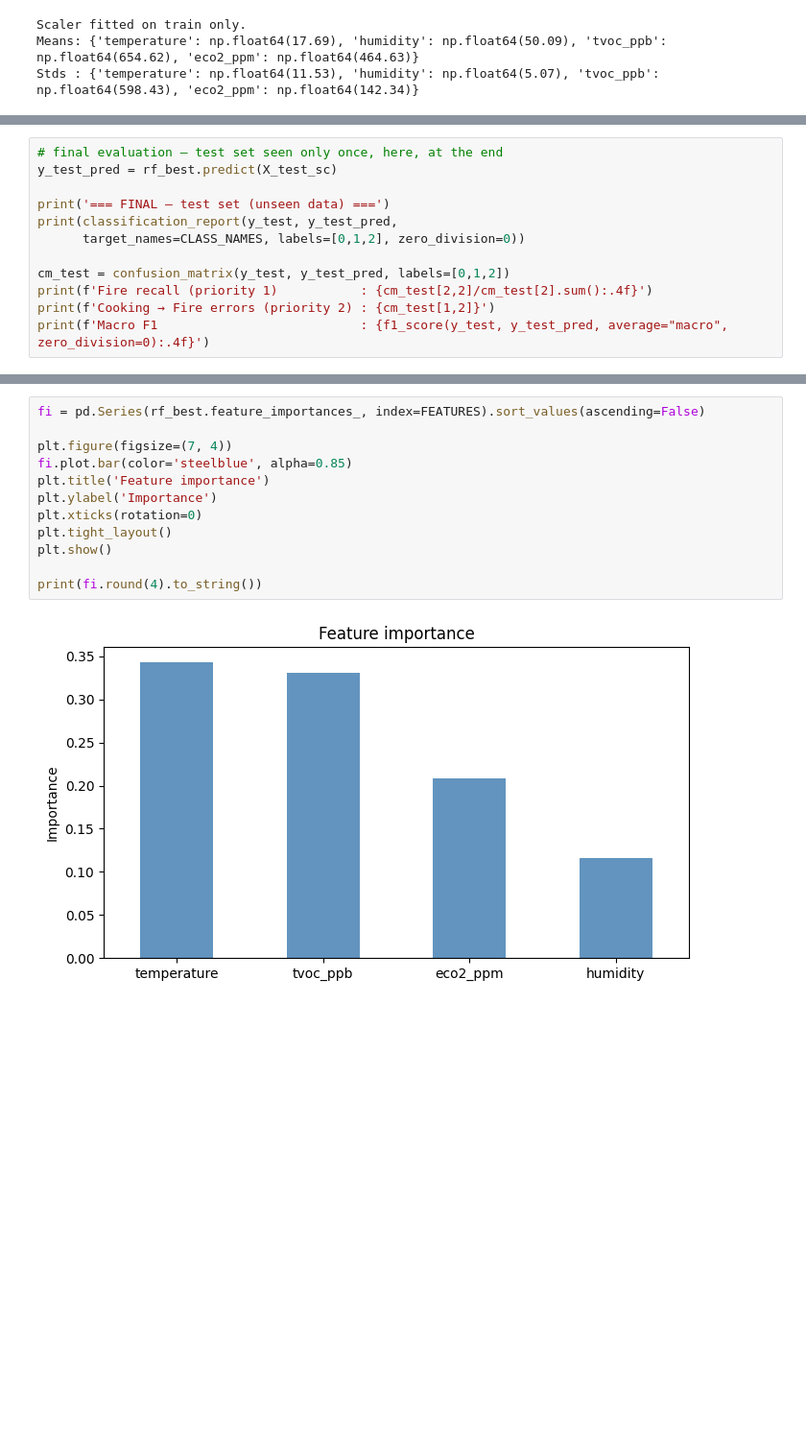
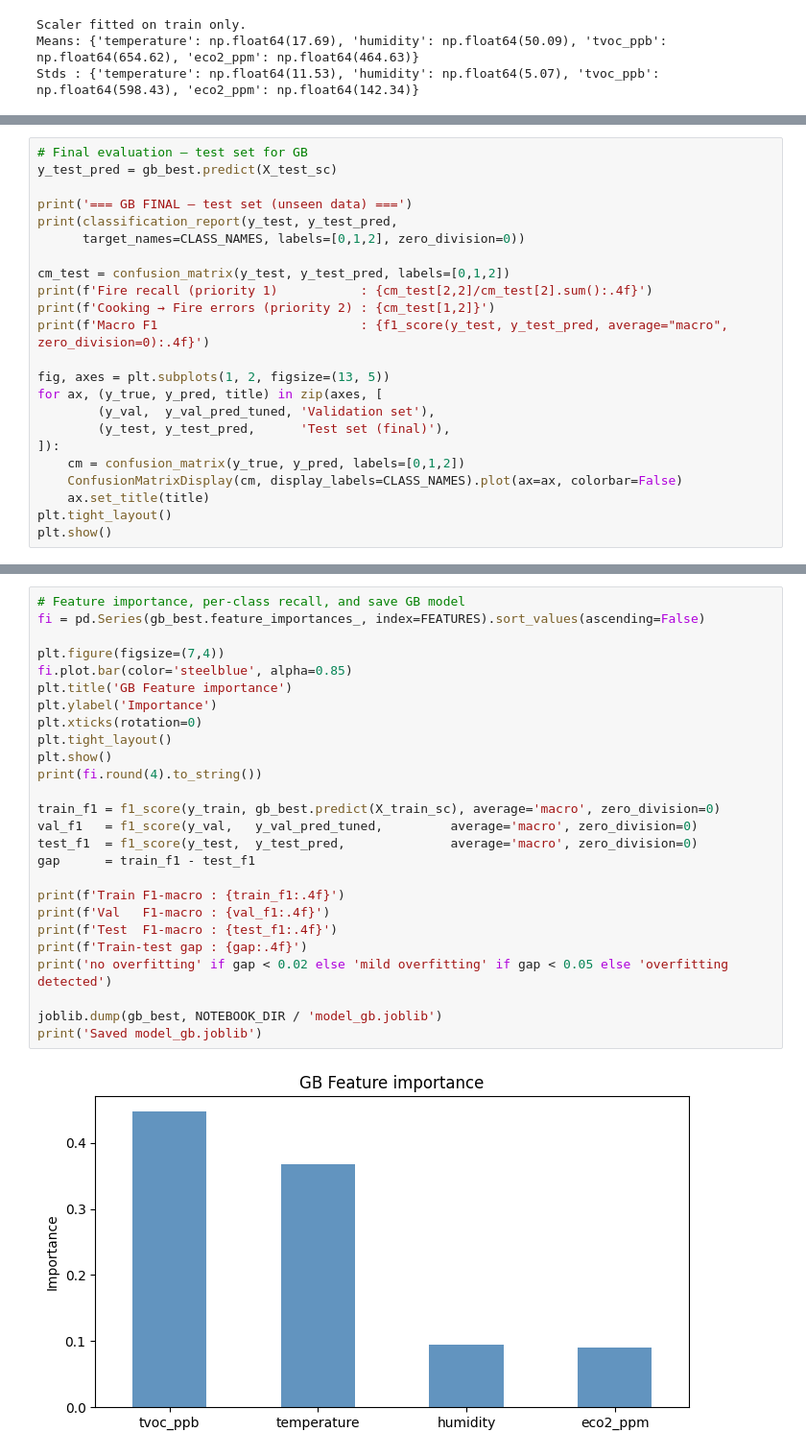
Before and after one commit to SEP4Spring2026/SEP4, a Jupyter notebook: System/MlServer/ImprovedModels/GB_model/GB_model.ipynb, the cells around one changed output, grey strips where cells are left out. Shown at 96% size. Cells and saved outputs as stored; diff of their text form; blank space fills up the shorter version.

Commit message:
GB_model 2

```diff
--- a/System/MlServer/ImprovedModels/GB_model/GB_model.ipynb
+++ b/System/MlServer/ImprovedModels/GB_model/GB_model.ipynb
@@ -194,9 +181,9 @@ Fire recall (priority 1)           : 0.9979
 Cooking → Fire errors (priority 2) : 1
 # %%
-# final evaluation — test set seen only once, here, at the end
-y_test_pred = rf_best.predict(X_test_sc)
+# Final evaluation — test set for GB
+y_test_pred = gb_best.predict(X_test_sc)
 
-print('=== FINAL — test set (unseen data) ===')
+print('=== GB FINAL — test set (unseen data) ===')
 print(classification_report(y_test, y_test_pred,
       target_names=CLASS_NAMES, labels=[0,1,2], zero_division=0))
 
@@ -204,4 +191,15 @@ cm_test = confusion_matrix(y_test, y_test_pred, labels=[0,1,2])
 print(f'Fire recall (priority 1)           : {cm_test[2,2]/cm_test[2].sum():.4f}')
 print(f'Cooking → Fire errors (priority 2) : {cm_test[1,2]}')
 print(f'Macro F1                           : {f1_score(y_test, y_test_pred, average="macro", zero_division=0):.4f}')
+
+fig, axes = plt.subplots(1, 2, figsize=(13, 5))
+for ax, (y_true, y_pred, title) in zip(axes, [
+        (y_val,  y_val_pred_tuned, 'Validation set'),
+        (y_test, y_test_pred,      'Test set (final)'),
+]):
+    cm = confusion_matrix(y_true, y_pred, labels=[0,1,2])
+    ConfusionMatrixDisplay(cm, display_labels=CLASS_NAMES).plot(ax=ax, colorbar=False)
+    ax.set_title(title)
+plt.tight_layout()
+plt.show()
 # %% [output]
@@ -252,14 +236,28 @@ plt.show()
 # %%
-fi = pd.Series(rf_best.feature_importances_, index=FEATURES).sort_values(ascending=False)
+# Feature importance, per-class recall, and save GB model
+fi = pd.Series(gb_best.feature_importances_, index=FEATURES).sort_values(ascending=False)
 
-plt.figure(figsize=(7, 4))
+plt.figure(figsize=(7,4))
 fi.plot.bar(color='steelblue', alpha=0.85)
-plt.title('Feature importance')
+plt.title('GB Feature importance')
 plt.ylabel('Importance')
 plt.xticks(rotation=0)
 plt.tight_layout()
 plt.show()
+print(fi.round(4).to_string())
 
-print(fi.round(4).to_string())
+train_f1 = f1_score(y_train, gb_best.predict(X_train_sc), average='macro', zero_division=0)
+val_f1   = f1_score(y_val,   y_val_pred_tuned,         average='macro', zero_division=0)
+test_f1  = f1_score(y_test,  y_test_pred,              average='macro', zero_division=0)
+gap      = train_f1 - test_f1
+
+print(f'Train F1-macro : {train_f1:.4f}')
+print(f'Val   F1-macro : {val_f1:.4f}')
+print(f'Test  F1-macro : {test_f1:.4f}')
+print(f'Train-test gap : {gap:.4f}')
+print('no overfitting' if gap < 0.02 else 'mild overfitting' if gap < 0.05 else 'overfitting detected')
+
+joblib.dump(gb_best, NOTEBOOK_DIR / 'model_gb.joblib')
+print('Saved model_gb.joblib')
 # %% [output]
-[figure, old version]
+[figure, new version]
```
Also changed, not shown: parts of 19 cells of this notebook.
